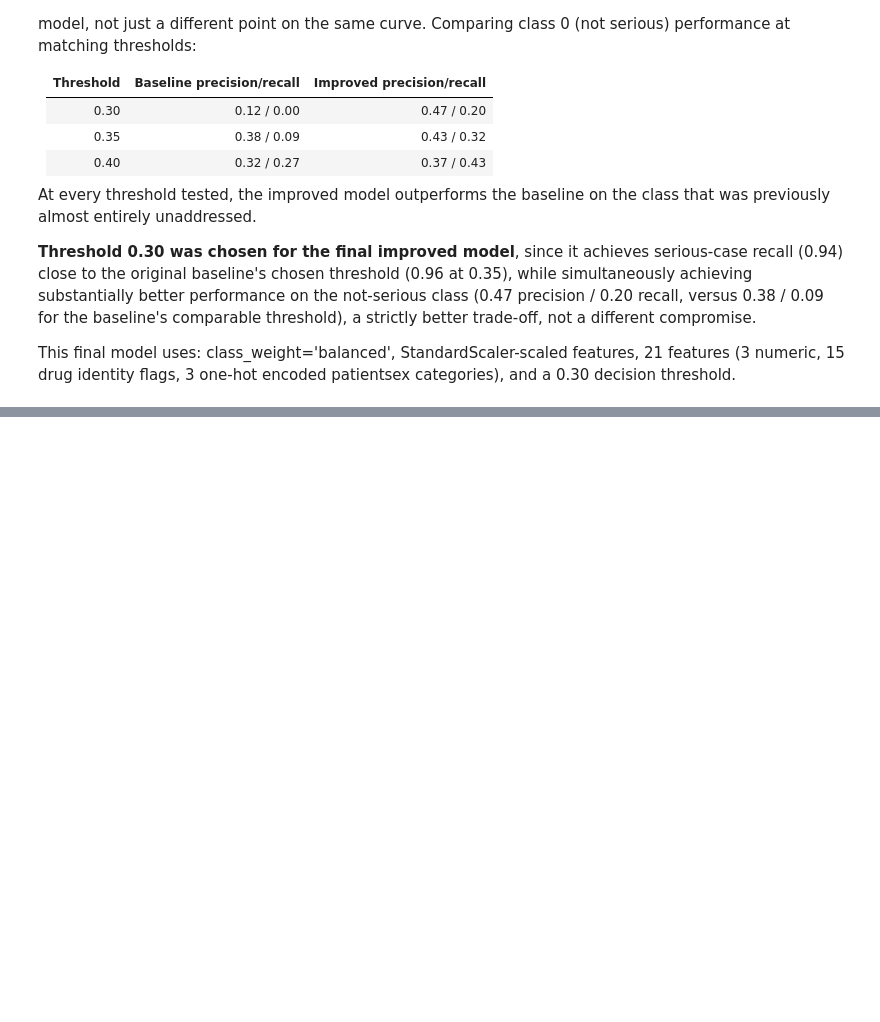
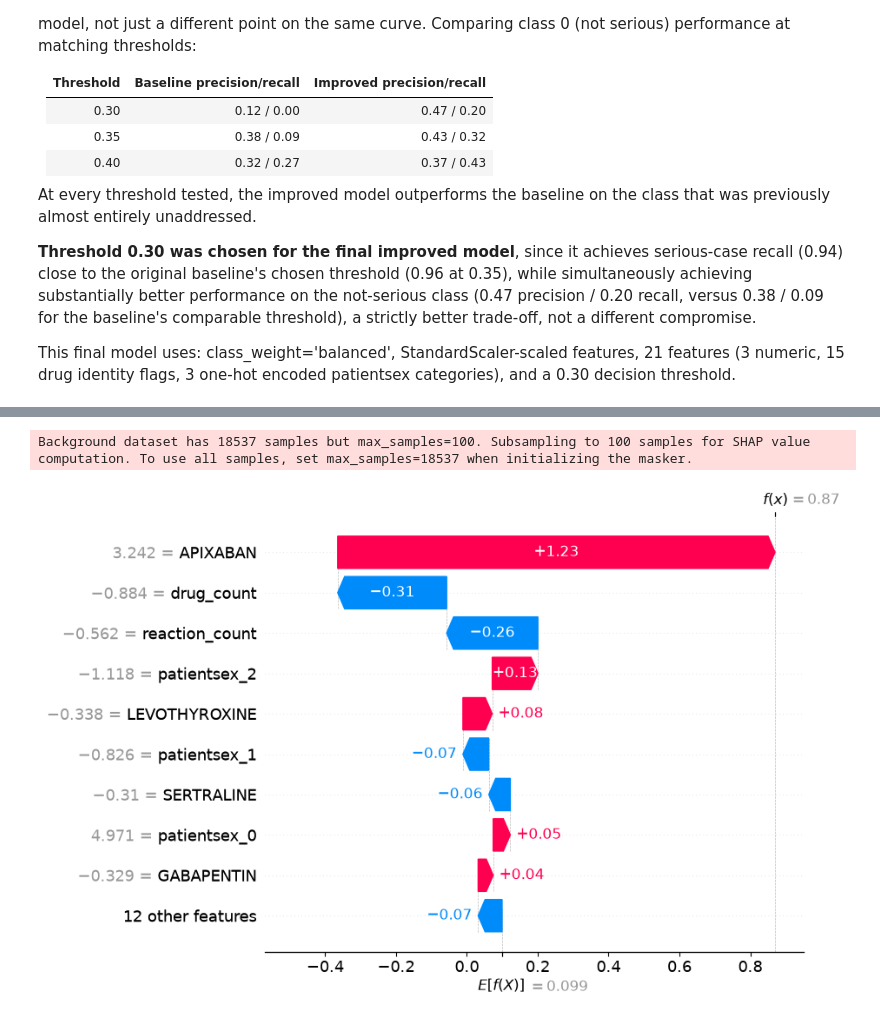
Before and after one commit to anastasia-mistreanu/fda-adverse-event-detector, a Jupyter notebook: notebooks/modeling.ipynb, the cells around one changed output, grey strips where cells are left out. Saved outputs shown, nothing was run; the diff lists cells and outputs as text; code cells hidden in the pictures; blank space fills up the shorter version.

Commit message:
Add SHAP explainability

```diff
--- a/notebooks/modeling.ipynb
+++ b/notebooks/modeling.ipynb
@@ -501,6 +501,9 @@ Training raised a convergence warning, caused by features sitting on very differ
 scaler = StandardScaler()
 X_train_scaled = scaler.fit_transform(X_train)
 X_test_scaled = scaler.transform(X_test)
+
+X_train_scaled = pd.DataFrame(X_train_scaled, columns=X_train.columns)
+X_test_scaled = pd.DataFrame(X_test_scaled, columns=X_test.columns)
 # %%
 model = LogisticRegression(class_weight="balanced")
 model.fit(X_train_scaled, y_train)
@@ -570,0 +580,9 @@ This final model uses: class_weight='balanced', StandardScaler-scaled features,
+# %%
+explainer = shap.Explainer(model, X_train_scaled)
+shap_values = explainer(X_test_scaled)
+# %% [output]
+Background dataset has 18537 samples but max_samples=100. Subsampling to 100 samples for SHAP value computation. To use all samples, set max_samples=18537 when initializing the masker.
+# %%
+shap.plots.waterfall(shap_values[0])
+# %% [output]
+[figure, added]
```
Also changed, not shown: parts of 6 cells of this notebook.
